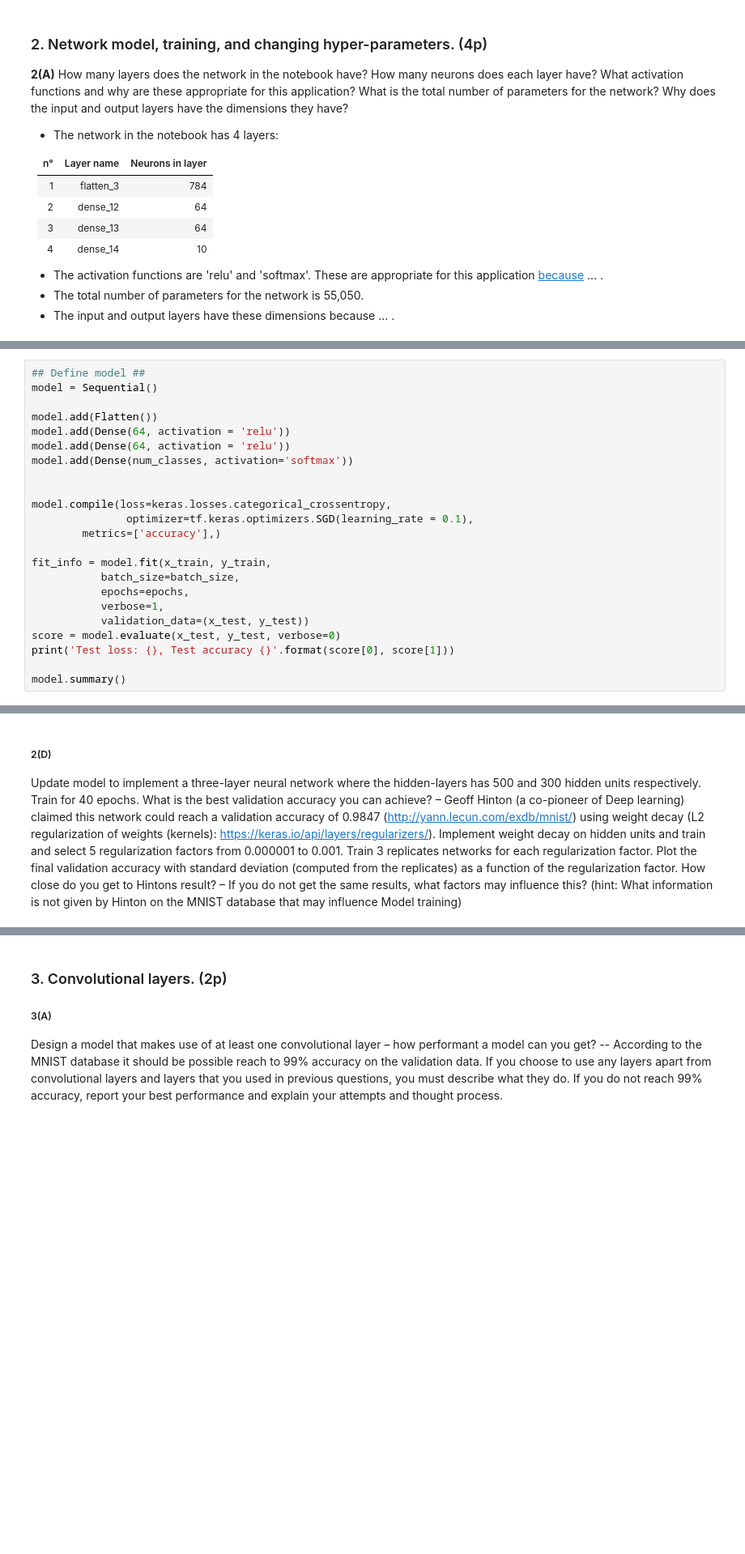
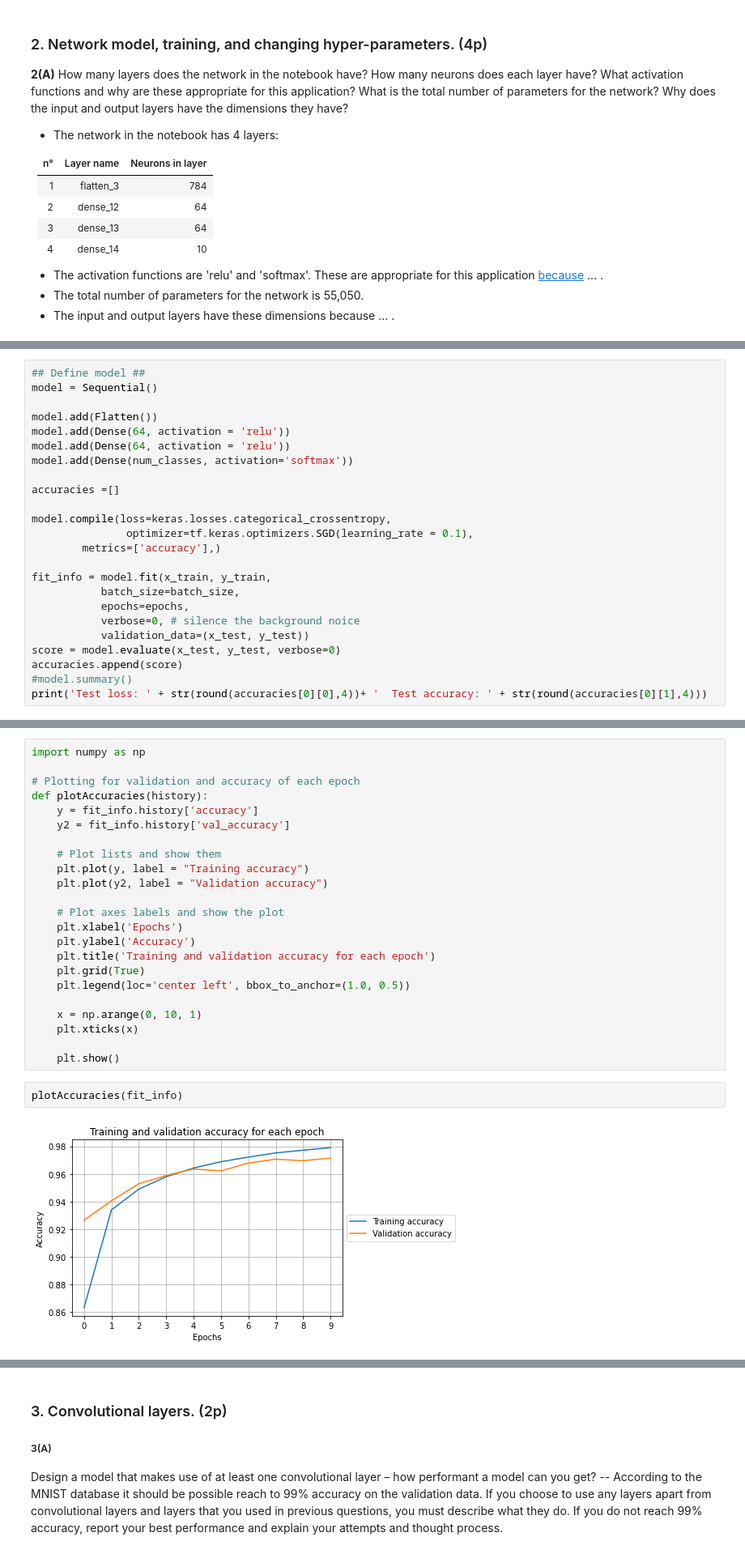
Before and after one commit to LeniaMalki/DataScienceAndAI, a Jupyter notebook: 6.Neural networks/Assignment 6 Answers.ipynb, the cells around one changed output, grey strips where cells are left out. Shown: that part at 81% size. Drawn from its saved outputs; the diff is of its cells as text; blank space fills up the shorter version.

```diff
--- a/6.Neural networks/Assignment 6 Answers.ipynb
+++ b/6.Neural networks/Assignment 6 Answers.ipynb
@@ -137,6 +137,7 @@ model.add(Dense(64, activation = 'relu'))
 model.add(Dense(64, activation = 'relu'))
 model.add(Dense(num_classes, activation='softmax'))
 
+accuracies =[]
 
 model.compile(loss=keras.losses.categorical_crossentropy,
                optimizer=tf.keras.optimizers.SGD(learning_rate = 0.1),
@@ -145,10 +146,10 @@ model.compile(loss=keras.losses.categorical_crossentropy,
 fit_info = model.fit(x_train, y_train,
            batch_size=batch_size,
            epochs=epochs,
-           verbose=1,
+           verbose=0, # silence the background noice
            validation_data=(x_test, y_test))
 score = model.evaluate(x_test, y_test, verbose=0)
-print('Test loss: {}, Test accuracy {}'.format(score[0], score[1]))
-
-model.summary()
+accuracies.append(score)
+#model.summary()
+print('Test loss: ' + str(round(accuracies[0][0],4))+ '  Test accuracy: ' + str(round(accuracies[0][1],4)))
 # %% [output]
@@ -190,12 +157,27 @@ plt.show()
-# %% [markdown]
-##### 2(D)
-Update model to implement a three-layer neural network where the hidden-layers has 500
-and 300 hidden units respectively. Train for 40 epochs. What is the best validation accuracy you
-can achieve? – Geoff Hinton (a co-pioneer of Deep learning) claimed this network could reach a
-validation accuracy of 0.9847 (http://yann.lecun.com/exdb/mnist/) using weight decay (L2
-regularization of weights (kernels): https://keras.io/api/layers/regularizers/). Implement weight
-decay on hidden units and train and select 5 regularization factors from 0.000001 to 0.001. Train
-3 replicates networks for each regularization factor. Plot the final validation accuracy with
-standard deviation (computed from the replicates) as a function of the regularization factor. How
-close do you get to Hintons result? – If you do not get the same results, what factors may influence this? (hint: What information is not given by Hinton on the MNIST database that may
-influence Model training)
+# %%
+import numpy as np
+
+# Plotting for validation and accuracy of each epoch
+def plotAccuracies(history):
+    y = fit_info.history['accuracy']
+    y2 = fit_info.history['val_accuracy']
+
+    # Plot lists and show them
+    plt.plot(y, label = "Training accuracy")
+    plt.plot(y2, label = "Validation accuracy")
+
+    # Plot axes labels and show the plot
+    plt.xlabel('Epochs')
+    plt.ylabel('Accuracy')
+    plt.title('Training and validation accuracy for each epoch')
+    plt.grid(True)
+    plt.legend(loc='center left', bbox_to_anchor=(1.0, 0.5))
+
+    x = np.arange(0, 10, 1)
+    plt.xticks(x)
+
+    plt.show()
+# %%
+plotAccuracies(fit_info)
+# %% [output]
+[figure, added]
```
Also changed, not shown: parts of 22 cells of this notebook.
